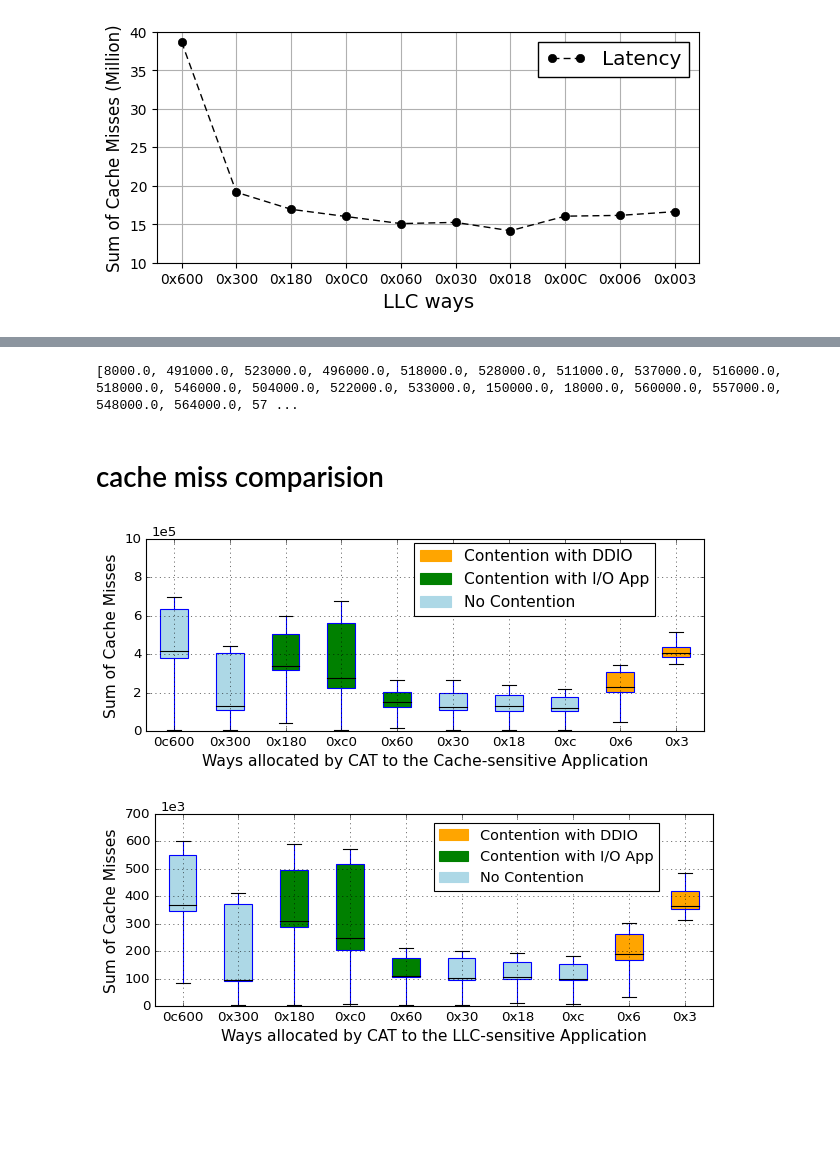
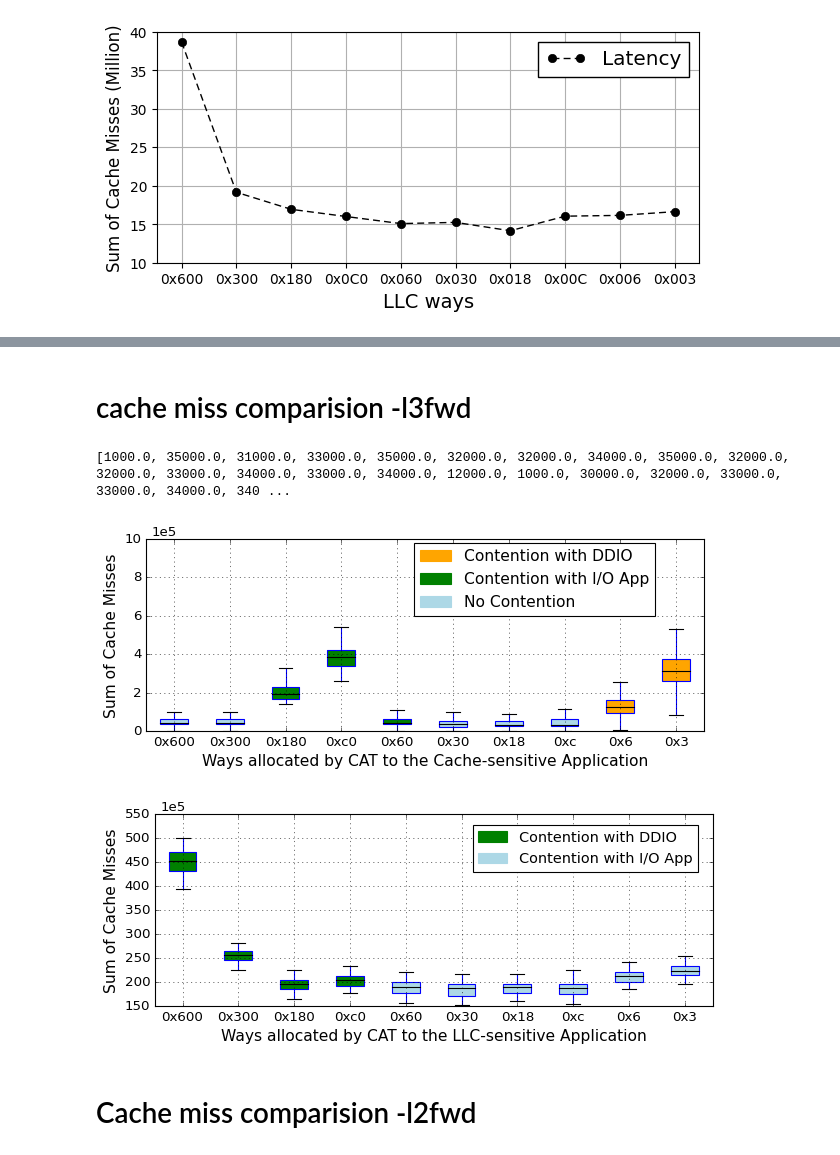
Before and after one commit to MapleWithered/resource_contention, a Jupyter notebook: DDIO/notebooks/ddio_contention_example.ipynb, the cells around one changed output, grey strips where cells are left out. Drawn from its saved outputs; the diff is of its cells as text; code cells hidden in the pictures; blank space fills up the shorter version.

Commit message:
figure updates

```diff
--- a/DDIO/notebooks/ddio_contention_example.ipynb
+++ b/DDIO/notebooks/ddio_contention_example.ipynb
@@ -121,14 +74,16 @@ def process_csv_file(filename, num_cores):
     return ipc_data, misses_data, llc_data, mbl_data, mbr_data
 # %%
 # user example
-filename = '..\\way_allocated_sensitive\\tmp_0c600.csv'
-num_cores = 3
+filename = '..\\way_allocated_sensitive\\tmp_l2fwd_0x600.csv'
+num_cores = 5
 ipc, misses, llc, mbl, mbr = process_csv_file(filename, num_cores)
+# %% [markdown]
+# cache miss comparision -l3fwd
 # %%
 #vnfs="l3fwd"
-params= ["0c600", "0x300", "0x180", "0xc0", "0x60", "0x30", "0x18", "0xc", "0x6", "0x3"]
-num_cores = 3
-vnfs="l2fwd"
+params= ["0x600", "0x300", "0x180", "0xc0", "0x60", "0x30", "0x18", "0xc", "0x6", "0x3"]
+num_cores = 5
+vnfs="l3fwd"
 # Dictionary to store the results for each file
 results = {}
 for param in params:
@@ -142,22 +97,20 @@ for param in params:
         'mbr': mbr
     }
 # %%
-print(results["0c600"]["misses"][2])
+print(results["0x600"]["misses"][2])
 # %% [output]
-[8000.0, 491000.0, 523000.0, 496000.0, 518000.0, 528000.0, 511000.0, 537000.0, 516000.0, 518000.0, 546000.0, 504000.0, 522000.0, 533000.0, 150000.0, 18000.0, 560000.0, 557000.0, 548000.0, 564000.0, 57 ...
+[1000.0, 35000.0, 31000.0, 33000.0, 35000.0, 32000.0, 32000.0, 34000.0, 35000.0, 32000.0, 32000.0, 33000.0, 34000.0, 33000.0, 34000.0, 12000.0, 1000.0, 30000.0, 32000.0, 33000.0, 33000.0, 34000.0, 340 ...
-# %% [markdown]
-# cache miss comparision
 # %%
 
 
 import matplotlib.pyplot as plt
 
 data={}
-params= ["0c600", "0x300", "0x180", "0xc0", "0x60", "0x30", "0x18", "0xc", "0x6", "0x3"]
+params= ["0x600", "0x300", "0x180", "0xc0", "0x60", "0x30", "0x18", "0xc", "0x6", "0x3"]
 
 for param in params:
     #data[param]=np.sum(results[param]['misses'],axis=0)
-    data[param]=results[param]['misses'][0]+results[param]['misses'][1]
+    data[param]=results[param]['misses'][0]+results[param]['misses'][1]+results[param]['misses'][2]+results[param]['misses'][3]
     #data[param]=results[param]['misses'][2]
 # %%
 import matplotlib.pyplot as plt
@@ -166,7 +119,7 @@ import os
 boxplot_data = [data[param] for param in params]
 boxplot_data = [[item/100000 for item in sublist] for sublist in boxplot_data]
 
-params= ["0c600", "0x300", "0x180", "0xc0", "0x60", "0x30", "0x18", "0xc", "0x6", "0x3"]
+params= ["0x600", "0x300", "0x180", "0xc0", "0x60", "0x30", "0x18", "0xc", "0x6", "0x3"]
 
 fig, ax = plt.subplots(facecolor='white', figsize=(9, 3))
 plt.style.use('classic')
@@ -200,64 +153,66 @@ ax.text(0.01, 1.07, '1e5', transform=ax.transAxes, fontsize=12, verticalalignmen
 folder_path = '../figure/way_sensitive/'
 file_name = f'llc_allocation_{vnfs}.pdf'
 full_path=folder_path+file_name
-plt.savefig(full_path, bbox_inches='tight')
+#plt.savefig(full_path, bbox_inches='tight')
 
 plt.show()
 # %% [output]
-[figure, old version]
+[figure, new version]
 # %%
 
 
 import matplotlib.pyplot as plt
 
 data={}
-params= ["0c600", "0x300", "0x180", "0xc0", "0x60", "0x30", "0x18", "0xc", "0x6", "0x3"]
+params= ["0x600", "0x300", "0x180", "0xc0", "0x60", "0x30", "0x18", "0xc", "0x6", "0x3"]
 
 for param in params:
     #data[param]=np.sum(results[param]['misses'],axis=0)
     #data[param]=results[param]['misses'][0]+results[param]['misses'][1]
-    data[param]=results[param]['misses'][2]
+    data[param]=results[param]['misses'][4]
 # %%
 import matplotlib.pyplot as plt
 import numpy as np
 
 boxplot_data = [data[param] for param in params]
-boxplot_data = [[item/1000 for item in sublist] for sublist in boxplot_data]
+boxplot_data = [[item/100000 for item in sublist] for sublist in boxplot_data]
 
-params= ["0c600", "0x300", "0x180", "0xc0", "0x60", "0x30", "0x18", "0xc", "0x6", "0x3"]
+params= ["0x600", "0x300", "0x180", "0xc0", "0x60", "0x30", "0x18", "0xc", "0x6", "0x3"]
 
 fig, ax = plt.subplots(facecolor='white', figsize=(9, 3))
 plt.style.use('classic')
 
 boxplot_dict = plt.boxplot(boxplot_data, vert=True, patch_artist=True, showfliers=False)
 
 # box color
-colors = ['lightblue', 'lightblue', 'green', 'green', 'green',  'lightblue', 'lightblue', 'lightblue', 'orange', 'orange']
+colors = ['green', 'green', 'green', 'green', 'lightblue',  'lightblue', 'lightblue', 'lightblue', 'lightblue', 'lightblue',]
 for patch, color in zip(boxplot_dict['boxes'], colors):
     patch.set_facecolor(color)
 
 for whisker in boxplot_dict['whiskers']:
     whisker.set_linestyle('-')
 plt.setp(boxplot_dict['medians'], color='black')
 
 # legend
-legend_colors = ['orange', 'green', 'lightblue']
+legend_colors = [ 'green', 'lightblue']
 legend_handles = [plt.Rectangle((0,0),1,1, color=color) for color in legend_colors]
 #plt.legend(legend_handles, legend_labels)
 #ax.legend(legend_handles, ['Contention with DDIO', 'Contention with I/O App', 'No Contention'], fontsize = 12,loc='upper left')
-ax.legend(legend_handles, ['Contention with DDIO', 'Contention with I/O App', 'No Contention'], fontsize=13, loc=(0.5, 0.6))
+ax.legend(legend_handles, ['Contention with DDIO', 'Contention with I/O App', 'No Contention'], fontsize=13, loc=(0.57, 0.7))
 
 left, right = ax.get_xlim()
 plt.xticks(range(1, len(params) + 1), params)
 plt.xlabel('Ways allocated by CAT to the LLC-sensitive Application',fontsize=14)
 plt.ylabel('Sum of Cache Misses', fontsize=14)
 #plt.ylim(0,2)
 plt.grid()
-ax.text(0.01, 1.07, '1e3', transform=ax.transAxes, fontsize=12, verticalalignment='top')#, bbox=dict(boxstyle='round,pad=0.5', facecolor='yellow', edgecolor='black'))
+ax.text(0.01, 1.07, '1e5', transform=ax.transAxes, fontsize=12, verticalalignment='top')#, bbox=dict(boxstyle='round,pad=0.5', facecolor='yellow', edgecolor='black'))
 folder_path = '../figure/way_sensitive/'
 file_name = f'water_nsquared_{vnfs}.pdf'
 full_path=folder_path+file_name
 plt.savefig(full_path,bbox_inches='tight')
 plt.show()
 # %% [output]
-[figure, old version]
+[figure, new version]
+# %% [markdown]
+# Cache miss comparision -l2fwd
```
Also changed, not shown: parts of 10 cells of this notebook, 4 other files.
